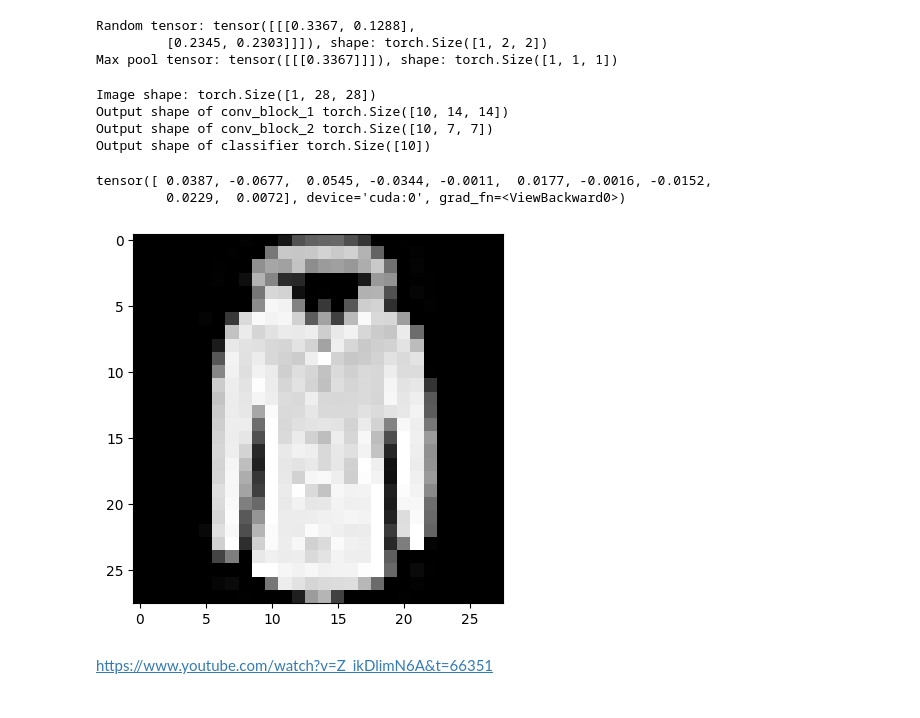
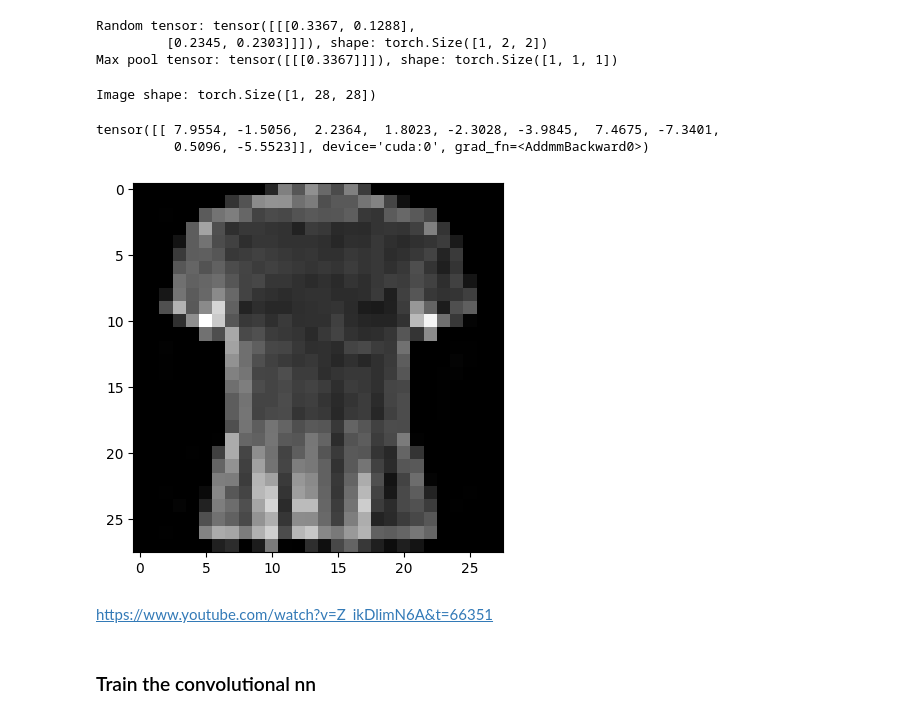
Before and after one commit to Endolf/pytorch-deep-learning-rocm, a Jupyter notebook: src/03_pytorch_computer_vision.ipynb, the cells around one changed output. Saved outputs shown, nothing was run; the diff lists cells and outputs as text; code cells hidden in the pictures.

```diff
--- a/src/03_pytorch_computer_vision.ipynb
+++ b/src/03_pytorch_computer_vision.ipynb
@@ -557,18 +558,19 @@ class FashionMNISTModel_2(nn.Module):
         nn.MaxPool2d(kernel_size=2)
     )
     self.classifier = nn.Sequential(
-        nn.Flatten(start_dim=0),
+        # nn.Flatten(start_dim=0),
+        nn.Flatten(),
         nn.Linear(in_features=hidden_units*7*7, #Output of conv_block_2 assuming input image is 28x28
                   out_features=output_shape)
     )
 
   def forward(self, x: torch.Tensor) -> torch.Tensor:
     x = self.conv_block_1(x)
-    print(f"Output shape of conv_block_1 {x.shape}")
+    # print(f"Output shape of conv_block_1 {x.shape}")
     x = self.conv_block_2(x)
-    print(f"Output shape of conv_block_2 {x.shape}")
+    # print(f"Output shape of conv_block_2 {x.shape}")
     x = self.classifier(x)
-    print(f"Output shape of classifier {x.shape}")
+    # print(f"Output shape of classifier {x.shape}")
     return x
 # %%
 torch.manual_seed(42)
@@ -632,14 +634,13 @@ Max pool tensor: tensor([[[0.3367]]]), shape: torch.Size([1, 1, 1])
 # %%
 plt.imshow(image.squeeze(), cmap="gray")
 print(f"Image shape: {image.shape}")
-model_2(image.to(device))
+model_2(image.unsqueeze(dim=0).to(device))
 # %% [output]
 Image shape: torch.Size([1, 28, 28])
-Output shape of conv_block_1 torch.Size([10, 14, 14])
-Output shape of conv_block_2 torch.Size([10, 7, 7])
-Output shape of classifier torch.Size([10])
-tensor([ 0.0387, -0.0677,  0.0545, -0.0344, -0.0011,  0.0177, -0.0016, -0.0152,
-         0.0229,  0.0072], device='cuda:0', grad_fn=<ViewBackward0>)
+tensor([[ 7.9554, -1.5056,  2.2364,  1.8023, -2.3028, -3.9845,  7.4675, -7.3401,
+          0.5096, -5.5523]], device='cuda:0', grad_fn=<AddmmBackward0>)
-[figure, old version]
+[figure, new version]
 # %% [markdown]
 https://www.youtube.com/watch?v=Z_ikDlimN6A&t=66351
+# %% [markdown]
+### Train the convolutional nn
```
Also changed, not shown: parts of 19 cells of this notebook.
